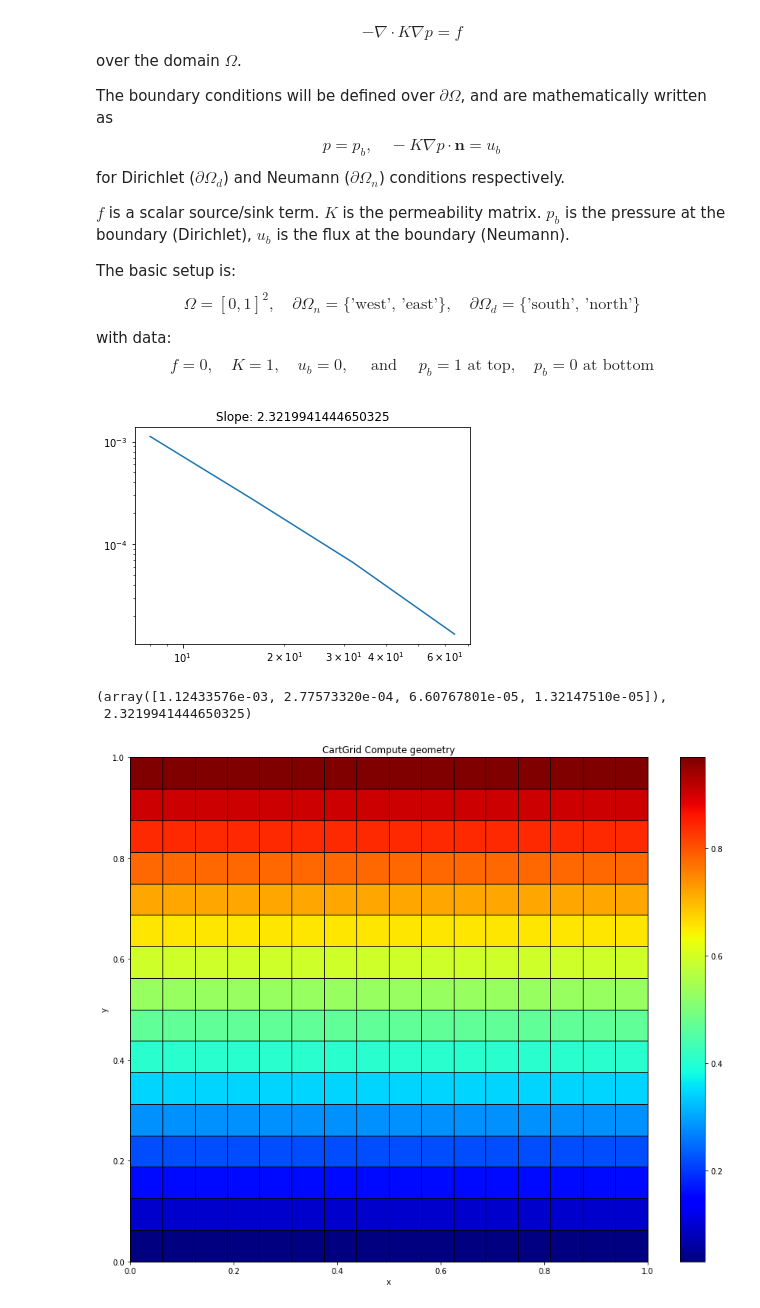
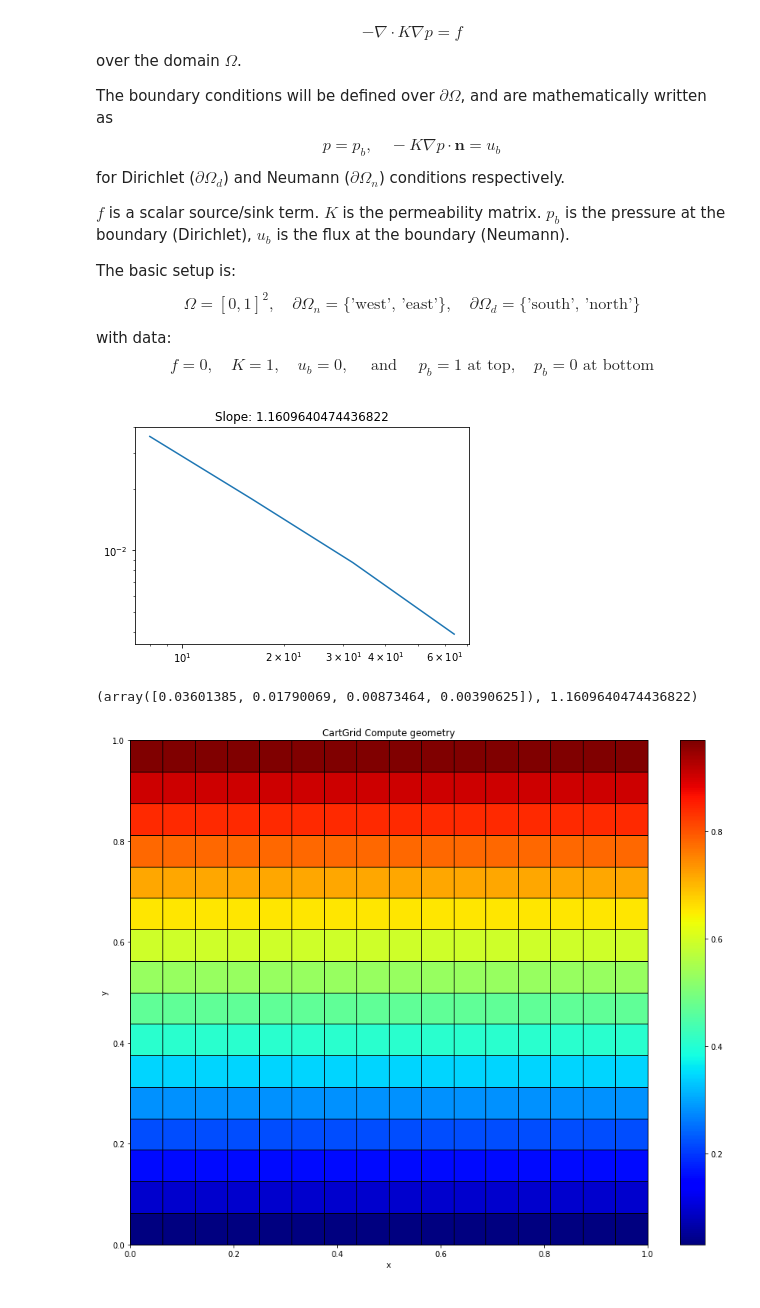
Before and after one commit to zhang-cugb/mastersproject, a Jupyter notebook: grid-convergence.ipynb, the cells around one changed output. Saved outputs shown, nothing was run; the diff lists cells and outputs as text; code cells hidden in the pictures.

Commit message:
feat: make grid_convergence work correctly with L2 norm

```diff
--- a/grid-convergence.ipynb
+++ b/grid-convergence.ipynb
@@ -76,27 +209,52 @@ def sp_flow(g):
     p = sps.linalg.spsolve(A, b)
     return p
 # %%
-def grid_convergence(plotting=False):
+def grid_convergence(N=[8,16,32,64,128],plotting=False):
     """ Compute grid convergence. Use last N as reference value"""
-    N = [8,16,32,64,128]
-    norm = np.ones(len(N))
+    norm = np.ones(len(N)-1)
 
-    #ref_sol = sp_flow()
+    sol = [] # Store all solutions
+    g_bucket = []  # Store all grids
     for i in range(len(N)):
         Nx = Ny = N[i]
          # Create grid
         g = pp.CartGrid([Nx,Ny], [1,1])
         g.compute_geometry()
+        g_bucket.append(g.copy())
 
         # Compute solution
-        val = sp_flow(g)
+        sol.append(sp_flow(g))
 
         # Compute L2-norm.
         # Not sure if this is accurate since we are not comparing
         # the same volumes, rather doing norm over all current values
-        norm[i] = pp.error.norm_L2(g, val)
+        #norm[i] = pp.error.norm_L2(g, val)
 
-    errors = np.abs(norm[:-1] - norm[-1])
+    # Now, map all coarse solution to the fine grid.
+    mapped_sol = []
+    ref_grid_num_cells = len(sol[-1])
+    g_ref = g_bucket[-1]
+    ref_sol = sol[-1]
+    for i in range(len(N)-1):
+        arr = np.zeros(ref_grid_num_cells)
+        g = g_bucket[i]
+        p = sol[i]
+
+        mapping = identify_overlap(gc=g, gf=g_ref)
+        slices = zip(mapping.indptr[:-1], mapping.indptr[1:])
+        for j, stnd in enumerate(slices):
+            st,nd=stnd
+            nodes = mapping.indices[st:nd]
+            arr[nodes] = p[j]
+
+        mapped_sol.append(arr)
+        norm[i] = pp.error.norm_L2(g_ref,arr-ref_sol)
+
+
+
+
+    #errors = np.abs(norm[:-1] - norm[-1])
+    errors=norm
     slope = np.log(errors[-1] / errors[-2]) / np.log(N[-2] / N[-3])
     slope = np.abs(slope)
 
@@ -106,12 +264,14 @@ def grid_convergence(plotting=False):
         plt.show()
 
     return errors, slope
-# %%
-grid_convergence(True)
-# %% [output]
-[figure, removed]
-(array([1.12433576e-03, 2.77573320e-04, 6.60767801e-05, 1.32147510e-05]),
- 2.3219941444650325)
+# %%
+ms = grid_convergence(N=[8,16,32,64,128], plotting=True)
+# %% [output]
+[figure, added]
+# %%
+ms
+# %% [output]
+(array([0.03601385, 0.01790069, 0.00873464, 0.00390625]), 1.1609640474436822)
 # %%
 # For reference, a plot of the solution:
 Nx = Ny = 16
```
Also changed, not shown: parts of 1 cell of this notebook.
